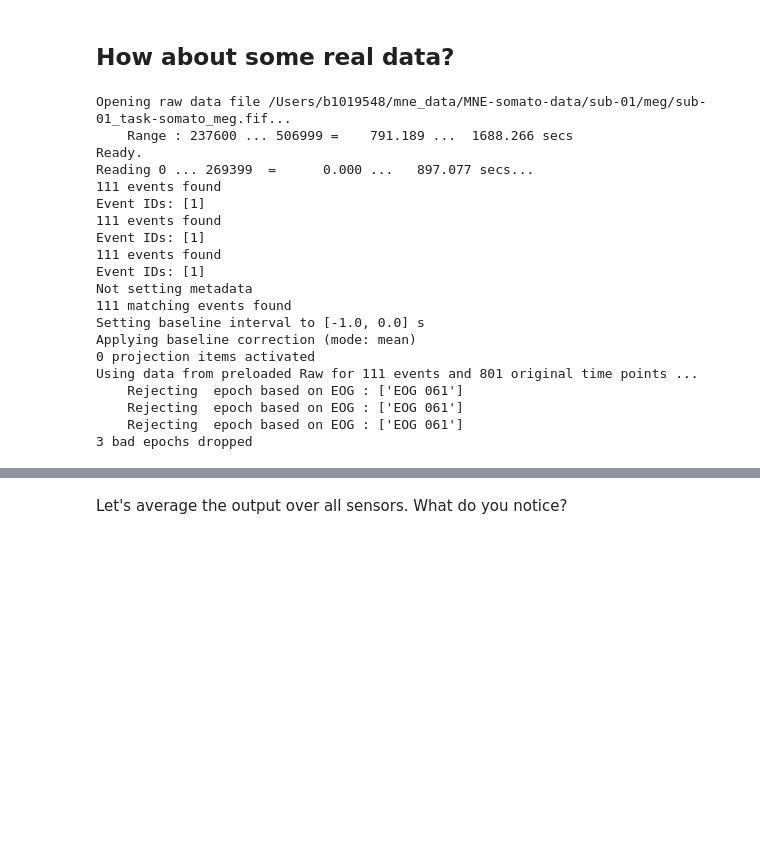
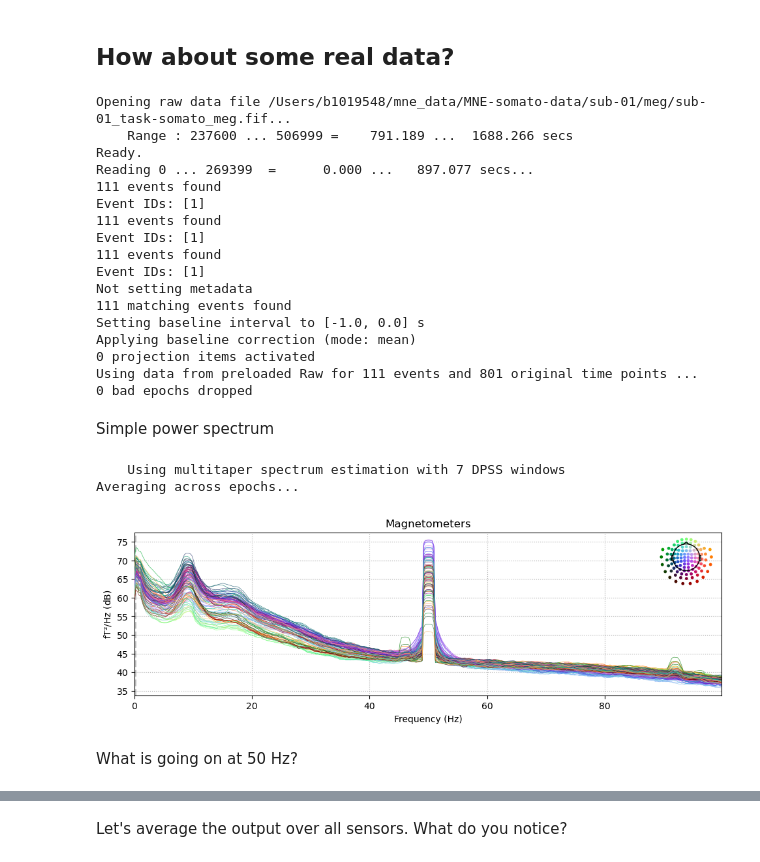
Before and after one commit to nathanweisz/methcogneurocode, a Jupyter notebook: Lecture2.ipynb, the cells around one changed output, grey strips where cells are left out. Cells and saved outputs as stored; diff of their text form; code cells hidden in the pictures; blank space fills up the shorter version.

```diff
--- a/Lecture2.ipynb
+++ b/Lecture2.ipynb
@@ -332,7 +332,7 @@ raw.load_data().resample(200)
 events = mne.find_events(raw, stim_channel="STI 014")
 
 # picks MEG gradiometers
-picks = mne.pick_types(raw.info, meg="grad", eeg=False, eog=True, stim=False)
+picks = mne.pick_types(raw.info, meg="mag", eeg=False, stim=False)
 
 # Construct Epochs
 event_id, tmin, tmax = 1, -1.0, 3.0
@@ -345,7 +345,7 @@ epochs = mne.Epochs(
     tmax,
     picks=picks,
     baseline=baseline,
-    reject=dict(grad=4000e-13, eog=350e-6),
+    #reject=dict(grad=4000e-13, eog=350e-6),
     preload=True,
 )
 # %% [output]
@@ -365,10 +365,17 @@ Setting baseline interval to [-1.0, 0.0] s
 Applying baseline correction (mode: mean)
 0 projection items activated
 Using data from preloaded Raw for 111 events and 801 original time points ...
-    Rejecting  epoch based on EOG : ['EOG 061']
-    Rejecting  epoch based on EOG : ['EOG 061']
-    Rejecting  epoch based on EOG : ['EOG 061']
-3 bad epochs dropped
+0 bad epochs dropped
+# %% [markdown]
+Simple power spectrum
+# %%
+epochs.compute_psd(picks=('mag')).plot();
+# %% [output]
+    Using multitaper spectrum estimation with 7 DPSS windows
+Averaging across epochs...
+[figure, added]
+# %% [markdown]
+What is going on at 50 Hz?
 # %%
 freqs = np.arange(2, 31, 1)
 n_cycles = freqs / 2
```
Also changed, not shown: parts of 10 cells of this notebook.
